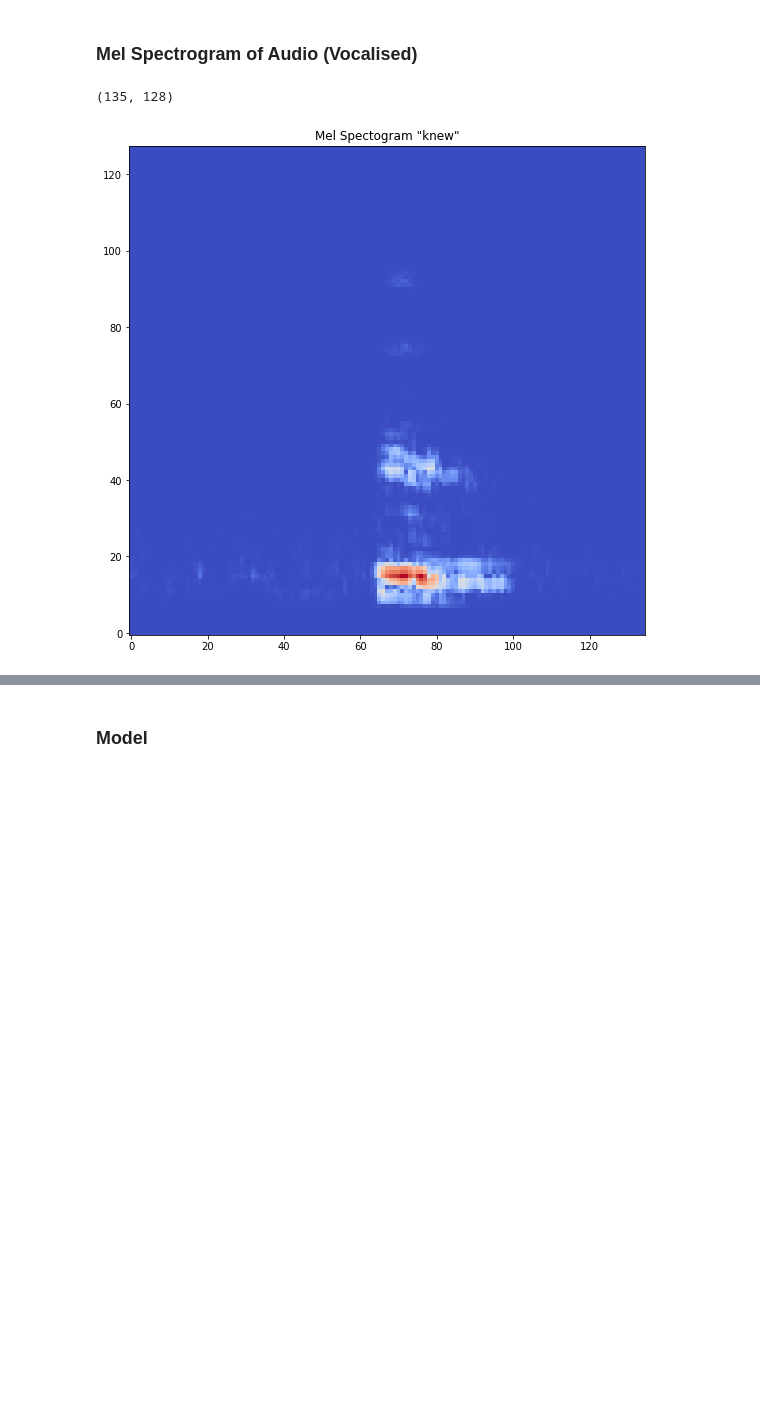
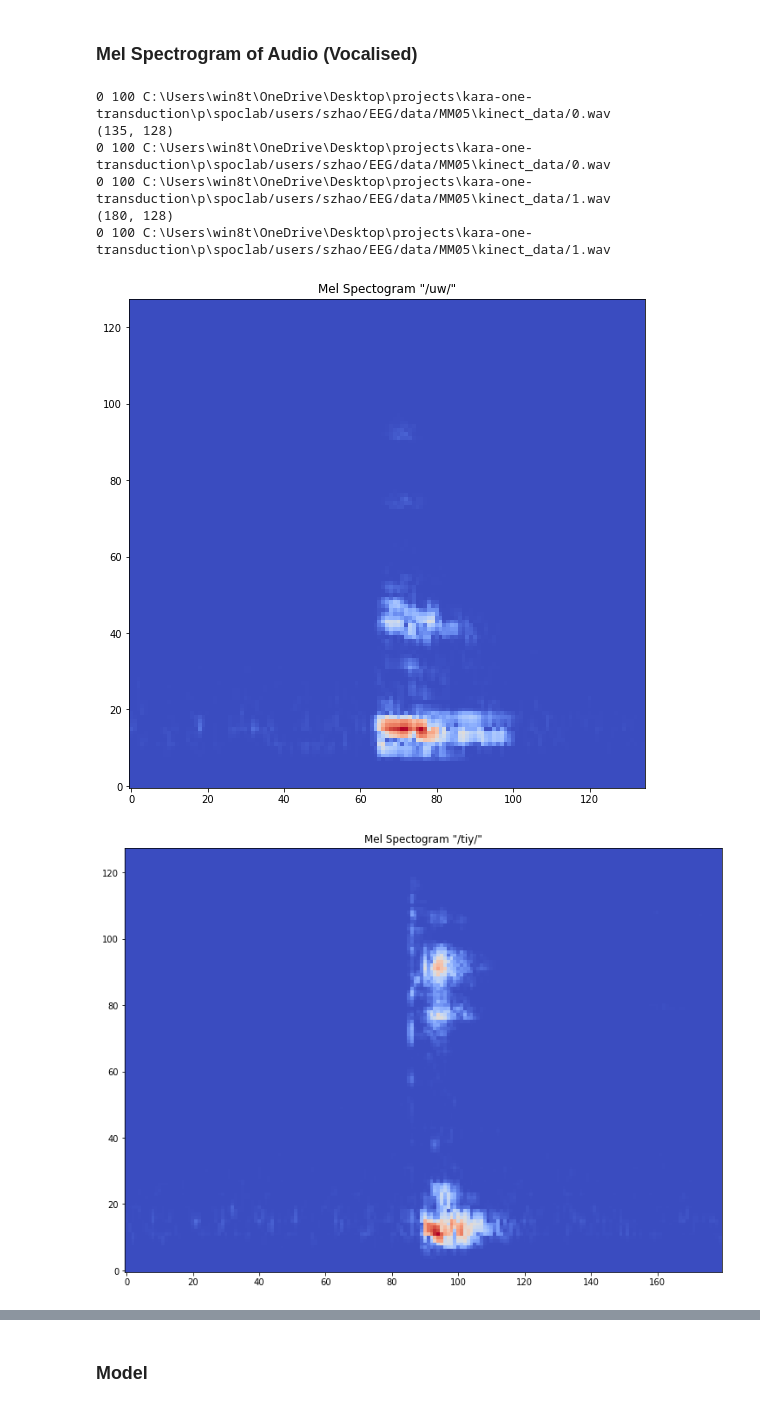
Before and after one commit to MiscellaneousStuff/kara-one-transduction, a Jupyter notebook: main.ipynb, the cells around one changed output, grey strips where cells are left out. Saved outputs shown, nothing was run; the diff lists cells and outputs as text; code cells hidden in the pictures; blank space fills up the shorter version.

```diff
--- a/main.ipynb
+++ b/main.ipynb
@@ -6,7 +6,7 @@
 from lib import KaraOneDataset
 
 dataset_dir = "C:\\Users\\win8t\\OneDrive\\Desktop\\projects\\kara-one-transduction\\p"
-dataset = KaraOneDataset(dataset_dir, scale_data=False, start_idx=164, end_idx=165)
+dataset = KaraOneDataset(dataset_dir, scale_data=False, start_idx=0, end_idx=100)
 # dataset = KaraOneDataset(dataset_dir, end_idx=3, scale_data=False, start_idx=1)
 # %% [output]
 prompts: 165
@@ -91,7 +103,7 @@ target_channels = "FC6 FT8 C5 CP3 P3 T7 CP5 C3 CP1 C4".split(" ") # top 10
 # target_channels = target_channels[0:10]
 # target_channels = []
 # %%
-for i in range(1):
+for i in [0,1]:
     plot_eeg("eeg_vocal_feats", target_channels, idx=i, feat=False)
     plot_eeg("eeg_active_feats", target_channels, idx=i, feat=False)
 # target_channels
@@ -135,7 +183,7 @@ CUR ELECTRODE DATA: (444,)
 # %% [markdown]
 ### Audio Visualisation
 # %%
-for i in range(1):
+for i in [0, 1]:
     example = dataset[i]
     plt.title(example["label"])
     plt.plot(example["audio_raw"])
@@ -158,11 +210,17 @@ def plot_mel_spectrogram(mel_spec, title):
 
     return fig
 # %%
-for i in [0]: # range(1):
+for i in [0, 1]: # range(1):
     example_mel_spec = dataset[i]["audio_feats"]
     print(example_mel_spec.shape)
     plot_mel_spectrogram(example_mel_spec, dataset[i]["label"])
 # %% [output]
+0 100 C:\Users\win8t\OneDrive\Desktop\projects\kara-one-transduction\p\spoclab/users/szhao/EEG/data/MM05\kinect_data/0.wav
 (135, 128)
+0 100 C:\Users\win8t\OneDrive\Desktop\projects\kara-one-transduction\p\spoclab/users/szhao/EEG/data/MM05\kinect_data/0.wav
+0 100 C:\Users\win8t\OneDrive\Desktop\projects\kara-one-transduction\p\spoclab/users/szhao/EEG/data/MM05\kinect_data/1.wav
+(180, 128)
+0 100 C:\Users\win8t\OneDrive\Desktop\projects\kara-one-transduction\p\spoclab/users/szhao/EEG/data/MM05\kinect_data/1.wav
-[figure, old version]
+[figure, new version]
+[figure, added]
 # %% [markdown]
```
Also changed, not shown: parts of 28 cells of this notebook, 1 other file.
